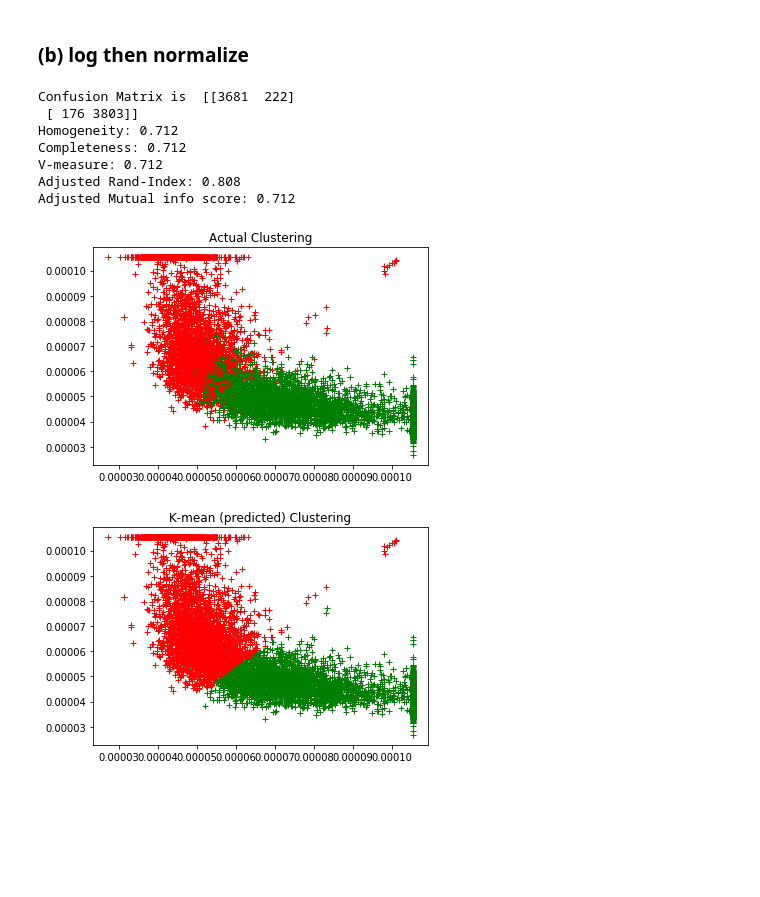
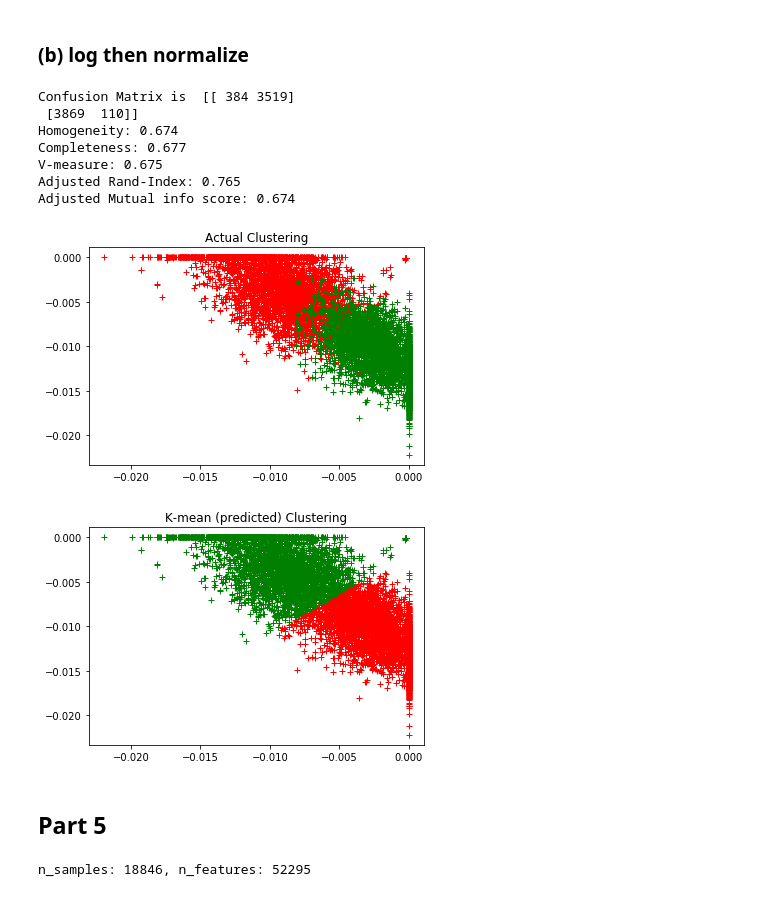
Before and after one commit to Jas-Jess/ee219, a Jupyter notebook: Project 1/Project_2.ipynb, the cells around one changed output. Drawn from its saved outputs; the diff is of its cells as text; code cells hidden in the pictures; blank space fills up the shorter version.

```diff
--- a/Project 1/Project_2.ipynb
+++ b/Project 1/Project_2.ipynb
@@ -343,7 +343,7 @@ Adjusted Mutual info score: 0.679
 ### (b) Normalizing Features (SVD)
 # %%
 def calculate_normalized_score(svd, labels):
-    x_svd_norm = svd/np.sum(svd)
+    x_svd_norm = svd/np.sqrt(np.sum(svd**2))
 
     km = KMeans(n_clusters=2, n_init = 30).fit(x_svd_norm)
 
@@ -394,7 +394,7 @@ Adjusted Mutual info score: 0.582
 ### (b) Normalizing Features (NMF)
 # %%
 def calculate_normalized_score(nmf, labels):
-    x_nmf_log = nmf/np.sum(nmf)
+    x_nmf_log = nmf/np.sqrt(np.sum(nmf**2))
 
     km = KMeans(n_clusters=2, n_init = 30).fit(x_nmf_log)
 
@@ -496,7 +496,7 @@ Adjusted Mutual info score: 0.675
 ### (b) Normalize then Log
 # %%
 def calculate_normalized_score(nmf, labels):
-    x_nmf_norm = nmf/np.sum(nmf)
+    x_nmf_norm = nmf/np.sqrt(np.sum(nmf**2))
     x_nmf_log = np.log(x_nmf_norm+0.001) # add constant so
 
     km = KMeans(n_clusters=2, n_init = 30).fit(x_nmf_log)
@@ -548,8 +548,8 @@ Adjusted Mutual info score: 0.675
 ### (b) log then normalize
 # %%
 def calculate_normalized_score(nmf, labels):
-    x_nmf_log = np.log(nmf+0.001) # add constant so
-    x_nmf_log = x_nmf_log/np.sum(x_nmf_log)
+    x_nmf_log = nmf* np.log(nmf+0.001) # add constant so
+    x_nmf_log = x_nmf_log/np.sqrt(np.sum(x_nmf_log**2))
 
 
     km = KMeans(n_clusters=2, n_init = 30).fit(x_nmf_log)
@@ -561,39 +561,56 @@ def calculate_normalized_score(nmf, labels):
     print("V-measure: %0.3f" % metrics.v_measure_score(labels, km.labels_))
     print("Adjusted Rand-Index: %.3f"
           % metrics.adjusted_rand_score(labels, km.labels_))
     print("Adjusted Mutual info score: %.3f" % metrics.adjusted_mutual_info_score(labels, km.labels_))
 
     # Visualizition NMF (Actual)
     x1 = x_nmf_log[labels == 0][:,0]
     y1 = x_nmf_log[labels == 0][:,1]
 
     x2 = x_nmf_log[labels == 1][:,0]
     y2 = x_nmf_log[labels == 1][:,1]
 
     plt.figure(1)
     plt.plot(x1, y1, 'r+')
     plt.plot(x2, y2, 'g+')
     plt.title('Actual Clustering')
 
     # Visualizition NMF K-clustering (Predicted)
     x1 = x_nmf_log[km.labels_ == 0][:,0]
     y1 = x_nmf_log[km.labels_ == 0][:,1]
 
     x2 = x_nmf_log[km.labels_ == 1][:,0]
     y2 = x_nmf_log[km.labels_ == 1][:,1]
 
     plt.figure(2)
     plt.plot(x1, y1, 'r+')
     plt.plot(x2, y2, 'g+')
     plt.title('K-mean (predicted) Clustering')
 calculate_normalized_score(x_nmf, labels)
 # %% [output]
-Confusion Matrix is  [[3681  222]
- [ 176 3803]]
-Homogeneity: 0.712
-Completeness: 0.712
-V-measure: 0.712
-Adjusted Rand-Index: 0.808
-Adjusted Mutual info score: 0.712
+Confusion Matrix is  [[ 384 3519]
+ [3869  110]]
+Homogeneity: 0.674
+Completeness: 0.677
+V-measure: 0.675
+Adjusted Rand-Index: 0.765
+Adjusted Mutual info score: 0.674
-[figure, old version]
+[figure, new version]
-[figure, old version]
+[figure, new version]
+# %% [markdown]
+## Part 5
+# %%
+# Importing the two class data &
+twenty_dataset = fetch_20newsgroups(subset='all', shuffle=True, random_state=42) # if categories are blank, then automatically all categories are loaded
+
+# list of category indices of the documents
+labels_20 = twenty_dataset.target
+
+# Transforming the documents into TF-IDF
+stop_words = text.ENGLISH_STOP_WORDS
+vectorizer = TfidfVectorizer(min_df=3, stop_words=stop_words)
+tfidf_dataset_20 = vectorizer.fit_transform(twenty_dataset.data)
+
+print ("n_samples: %d, n_features: %d" % tfidf_dataset_20.shape) # dimensions are (7882, 27768)
+# %% [output]
+n_samples: 18846, n_features: 52295
```
Also changed, not shown: parts of 8 cells of this notebook.
